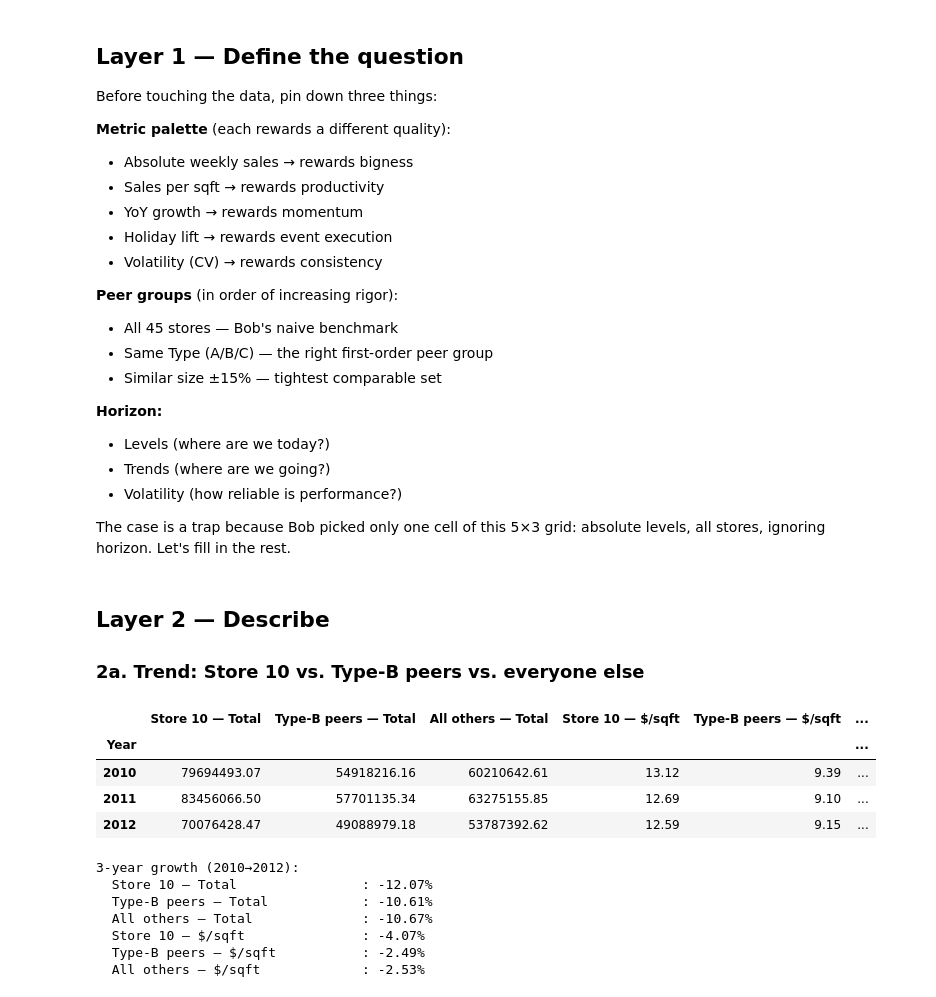
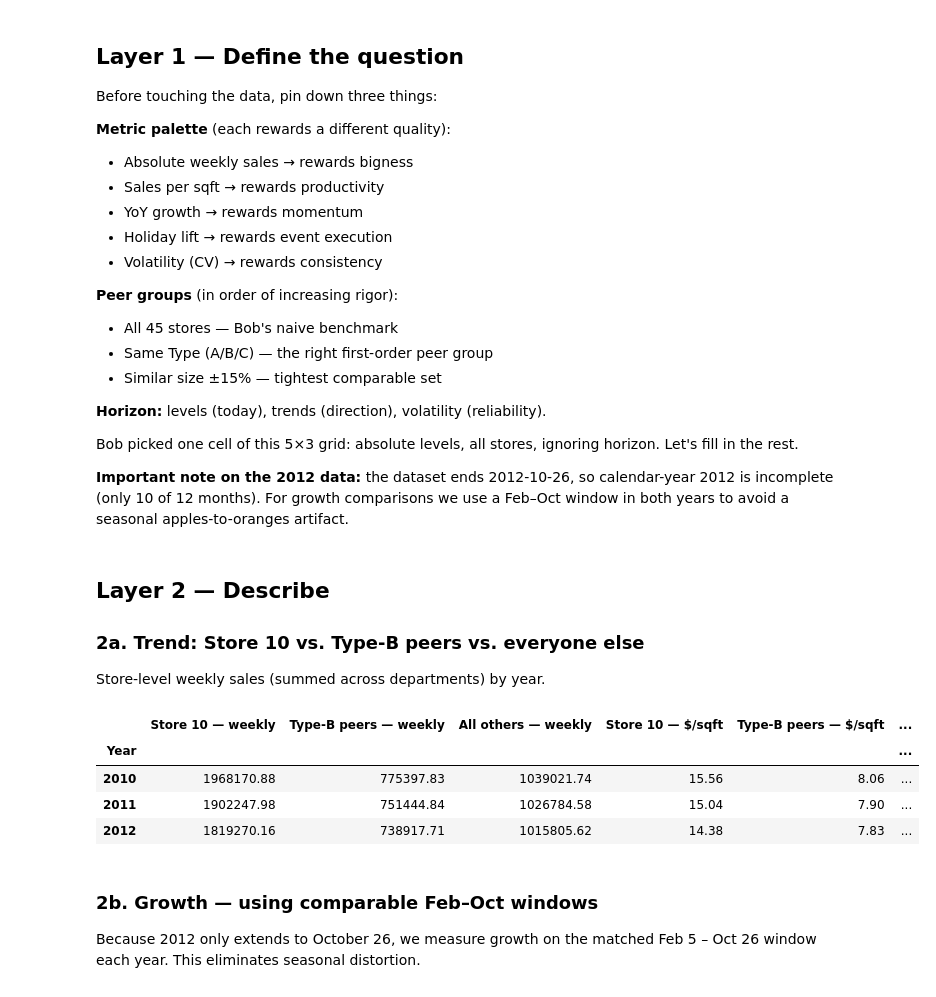
Before and after one commit to albertoquiroga-ctrl/ML-IPADE, a Jupyter notebook: Sessions/S1/store10_analysis.ipynb, the cells around one changed output. Saved outputs shown, nothing was run; the diff lists cells and outputs as text; code cells hidden in the pictures.

```diff
--- a/Sessions/S1/store10_analysis.ipynb
+++ b/Sessions/S1/store10_analysis.ipynb
@@ -35,0 +72,16 @@ plt.rcParams['font.size'] = 10
+# %%
+sales['Year'] = sales['Date'].dt.year
+
+print("Bob's Table 3 (avg weekly sales at row level) — case vs. reproduced:")
+s10_avg = sales[sales['Store']==10].groupby('Year')['Weekly_Sales'].mean().round(0)
+all_avg = sales.groupby('Year')['Weekly_Sales'].mean().round(0)
+print(f"  Store 10 — case:       26984 / 26399 / 25507")
+print(f"  Store 10 — reproduced: {s10_avg[2010]:.0f} / {s10_avg[2011]:.0f} / {s10_avg[2012]:.0f}")
+print(f"  All — case:            16270 / 15954 / 15695")
+print(f"  All — reproduced:      {all_avg[2010]:.0f} / {all_avg[2011]:.0f} / {all_avg[2012]:.0f}")
+
+f10 = features[features['Store']==10][['Temperature','Fuel_Price','CPI','Unemployment']].mean()
+print(f"\nBob's Table 2 (Store 10 regional avgs):")
+print(f"  Temp {f10['Temperature']:.1f} | Fuel {f10['Fuel_Price']:.2f} | "
+      f"CPI {f10['CPI']:.0f} | Unemp {f10['Unemployment']:.2f}")
+print("  Case values:        71   | 3.62       | 129      | 8.14")
@@ -94,53 +136,43 @@ Before touching the data, pin down three things:
 - Same Type (A/B/C) — the right first-order peer group
 - Similar size ±15% — tightest comparable set
 
-**Horizon:**
-- Levels (where are we today?)
-- Trends (where are we going?)
-- Volatility (how reliable is performance?)
+**Horizon:** levels (today), trends (direction), volatility (reliability).
 
-The case is a trap because Bob picked only one cell of this 5×3 grid: absolute levels, all stores, ignoring horizon. Let's fill in the rest.
+Bob picked one cell of this 5×3 grid: absolute levels, all stores, ignoring horizon. Let's fill in the rest.
+
+**Important note on the 2012 data:** the dataset ends 2012-10-26, so calendar-year 2012 is incomplete (only 10 of 12 months). For growth comparisons we use a Feb–Oct window in both years to avoid a seasonal apples-to-oranges artifact.
 # %% [markdown]
 ## Layer 2 — Describe
 
 ### 2a. Trend: Store 10 vs. Type-B peers vs. everyone else
+
+Store-level weekly sales (summed across departments) by year.
 # %%
 annual = sw.groupby(['Store','Year'], as_index=False).agg(
-    TotalSales=('Weekly_Sales','sum'),
-    AvgWeeklySales=('Weekly_Sales','mean'),
+    AvgWeeklyStoreSales=('Weekly_Sales','mean'),
     SalesPerSqFt=('SalesPerSqFt','mean'),
-)
-annual = annual.merge(stores[['Store','Type','Size']], on='Store')
+).merge(stores[['Store','Type']], on='Store')
 
-s10_annual   = annual[annual['Store']==10].set_index('Year')
-typeB_annual = annual[(annual['Type']=='B') & (annual['Store']!=10)].groupby('Year').mean(numeric_only=True)
-all_annual   = annual[annual['Store']!=10].groupby('Year').mean(numeric_only=True)
+s10_annual  = annual[annual['Store']==10].set_index('Year')
+typeB_nons10 = annual[(annual['Type']=='B') & (annual['Store']!=10)].groupby('Year').mean(numeric_only=True)
+others_annual = annual[annual['Store']!=10].groupby('Year').mean(numeric_only=True)
 
 trend = pd.DataFrame({
-    'Store 10 — Total':       s10_annual['TotalSales'],
-    'Type-B peers — Total':   typeB_annual['TotalSales'],
-    'All others — Total':     all_annual['TotalSales'],
+    'Store 10 — weekly':      s10_annual['AvgWeeklyStoreSales'],
+    'Type-B peers — weekly':  typeB_nons10['AvgWeeklyStoreSales'],
+    'All others — weekly':    others_annual['AvgWeeklyStoreSales'],
     'Store 10 — $/sqft':      s10_annual['SalesPerSqFt'],
-    'Type-B peers — $/sqft':  typeB_annual['SalesPerSqFt'],
-    'All others — $/sqft':    all_annual['SalesPerSqFt'],
+    'Type-B peers — $/sqft':  typeB_nons10['SalesPerSqFt'],
+    'All others — $/sqft':    others_annual['SalesPerSqFt'],
 })
 trend.round(2)
 # %% [output]
-|  | Store 10 — Total | Type-B peers — Total | All others — Total | Store 10 — $/sqft | Type-B peers — $/sqft | ... |
+|  | Store 10 — weekly | Type-B peers — weekly | All others — weekly | Store 10 — $/sqft | Type-B peers — $/sqft | ... |
 | Year |  |  |  |  |  | ... |
-| 2010 | 79694493.07 | 54918216.16 | 60210642.61 | 13.12 | 9.39 | ... |
-| 2011 | 83456066.50 | 57701135.34 | 63275155.85 | 12.69 | 9.10 | ... |
-| 2012 | 70076428.47 | 49088979.18 | 53787392.62 | 12.59 | 9.15 | ... |
+| 2010 | 1968170.88 | 775397.83 | 1039021.74 | 15.56 | 8.06 | ... |
+| 2011 | 1902247.98 | 751444.84 | 1026784.58 | 15.04 | 7.90 | ... |
+| 2012 | 1819270.16 | 738917.71 | 1015805.62 | 14.38 | 7.83 | ... |
-# %%
-print("3-year growth (2010→2012):")
-for col in trend.columns:
-    g = (trend[col][2012] / trend[col][2010] - 1) * 100
-    print(f"  {col:32s}: {g:+.2f}%")
-# %% [output]
-3-year growth (2010→2012):
-  Store 10 — Total                : -12.07%
-  Type-B peers — Total            : -10.61%
-  All others — Total              : -10.67%
-  Store 10 — $/sqft               : -4.07%
-  Type-B peers — $/sqft           : -2.49%
-  All others — $/sqft             : -2.53%
+# %% [markdown]
+### 2b. Growth — using comparable Feb–Oct windows
+
+Because 2012 only extends to October 26, we measure growth on the matched Feb 5 – Oct 26 window each year. This eliminates seasonal distortion.
```
Also changed, not shown: parts of 26 cells of this notebook, 3 other files.
